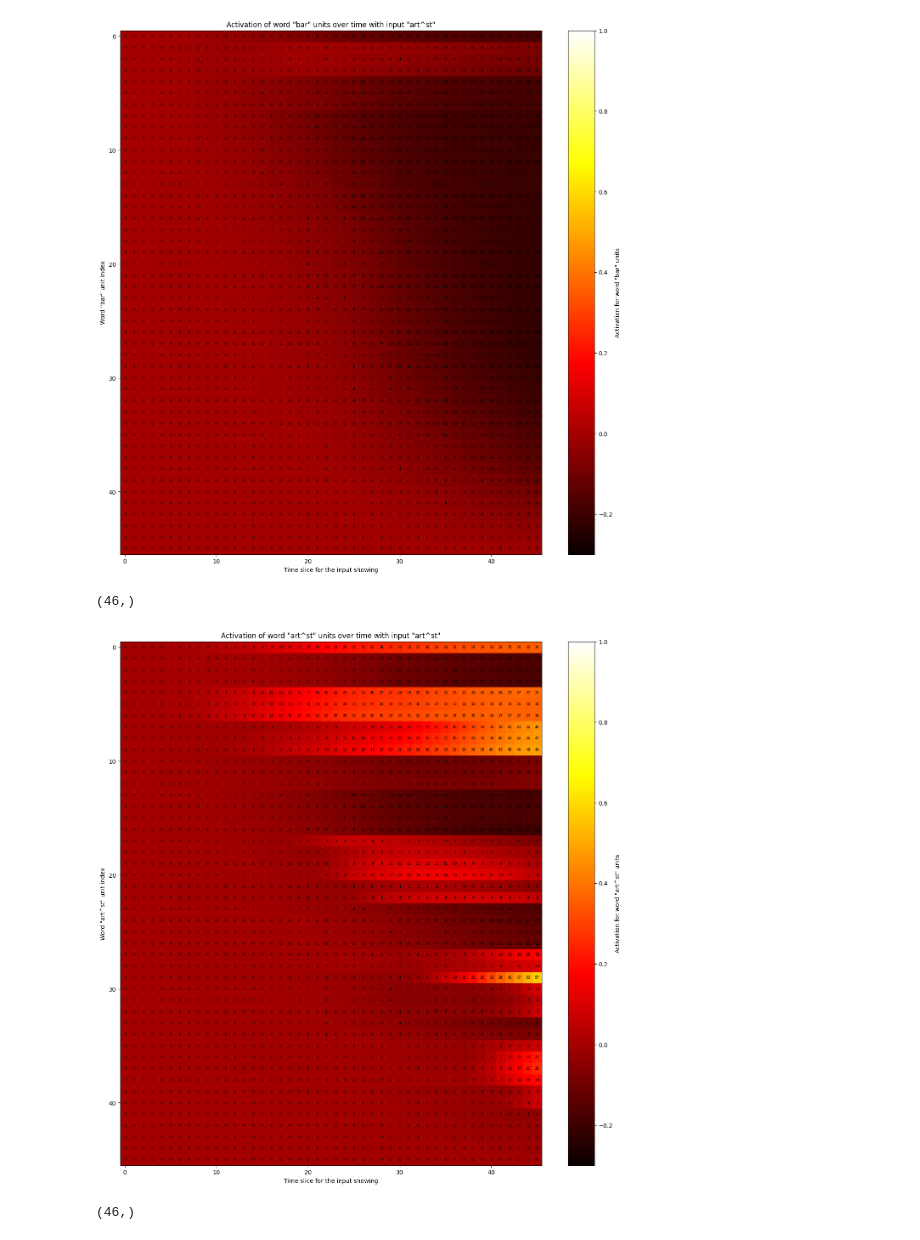
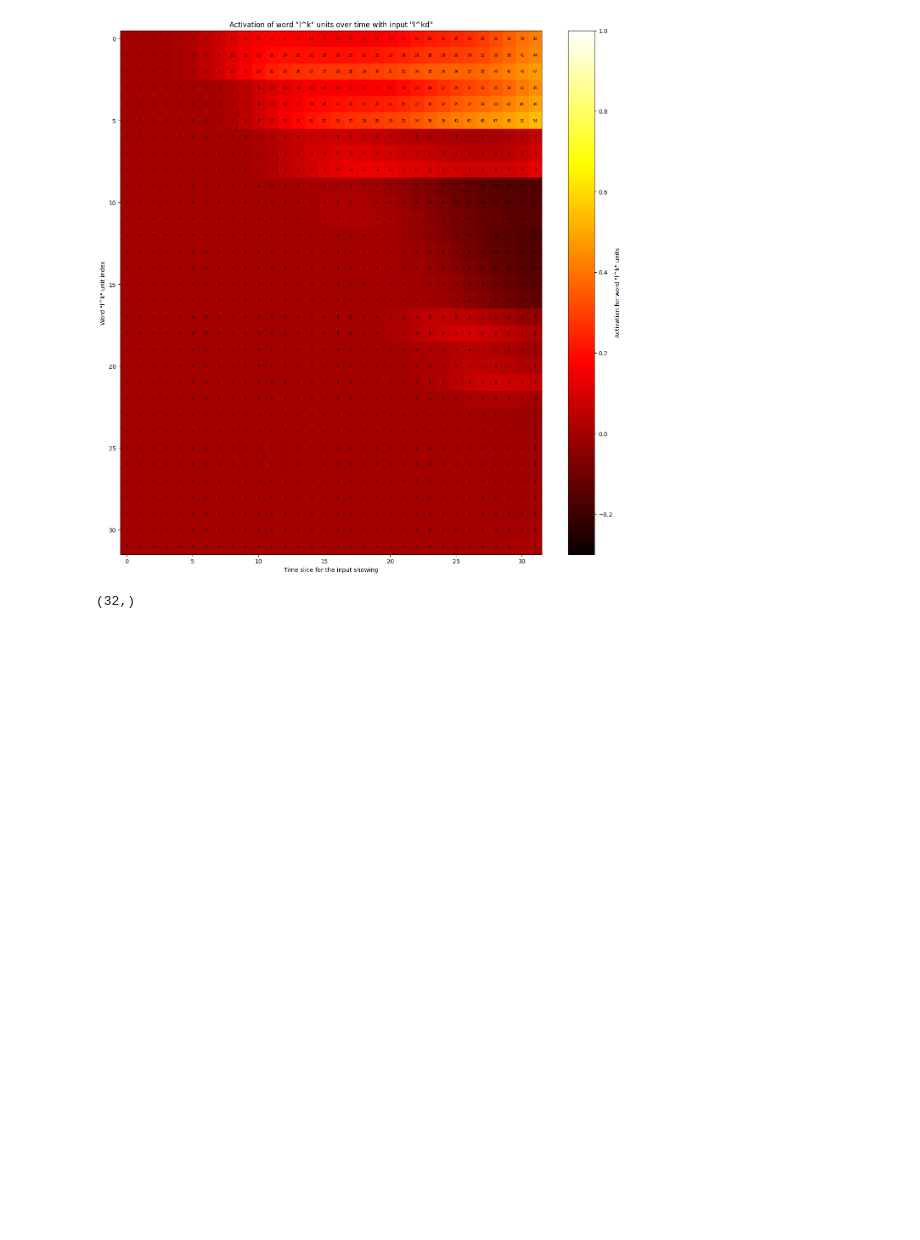
Before and after one commit to gydis/trace-predictive-coding, a Jupyter notebook: sandbox.ipynb, the cells around one changed output. Saved outputs shown, nothing was run; the diff lists cells and outputs as text; code cells hidden in the pictures; blank space fills up the shorter version.

```diff
--- a/sandbox.ipynb
+++ b/sandbox.ipynb
@@ -14,5 +11,5 @@ The autoreload extension is already loaded. To reload it, use:
 # %%
-input_string = "art^st"  # Input string
+input_string = "l^kd"  # Input string
 slice_num = 11 + 7 * (len(input_string)-1) # Number of time slices
 
 input_indices = get_input_indices(slice_num, input_string)
@@ -40,9 +37,5 @@ Time: 1, updated_slice: 29
 # %%
-plot_word_unit_responses("bar", word_values_agg, slice_num, input_string)
-plot_word_unit_responses("art^st", word_values_agg, slice_num, input_string)
-plot_word_unit_responses("art", word_values_agg, slice_num, input_string)
+plot_word_unit_responses("l^k", word_values_agg, slice_num, input_string)
 # %% [output]
-[figure, old version]
+[figure, new version]
-(46,)
+(32,)
-[figure, removed]
-(46,)
```
Also changed, not shown: parts of 4 cells of this notebook, 2 other files.
